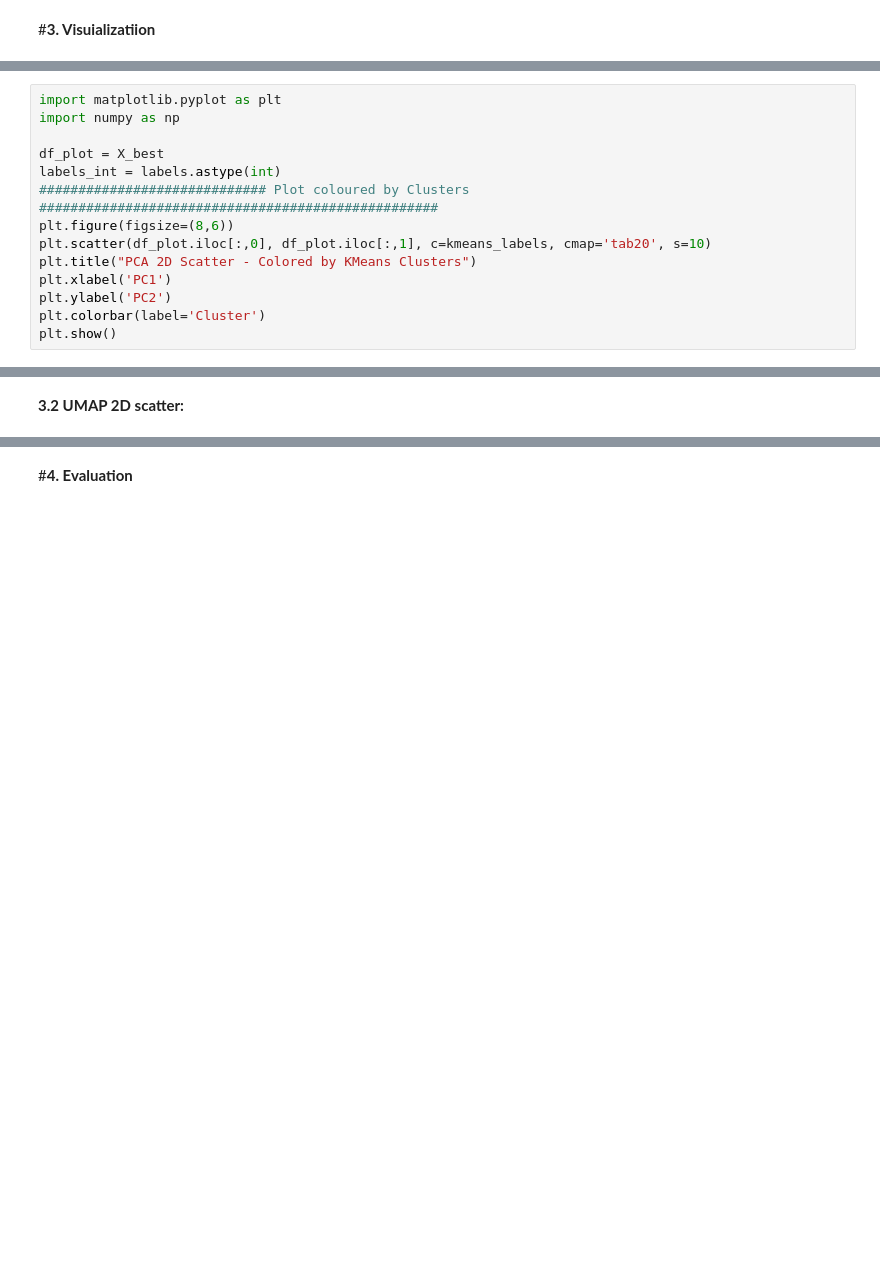
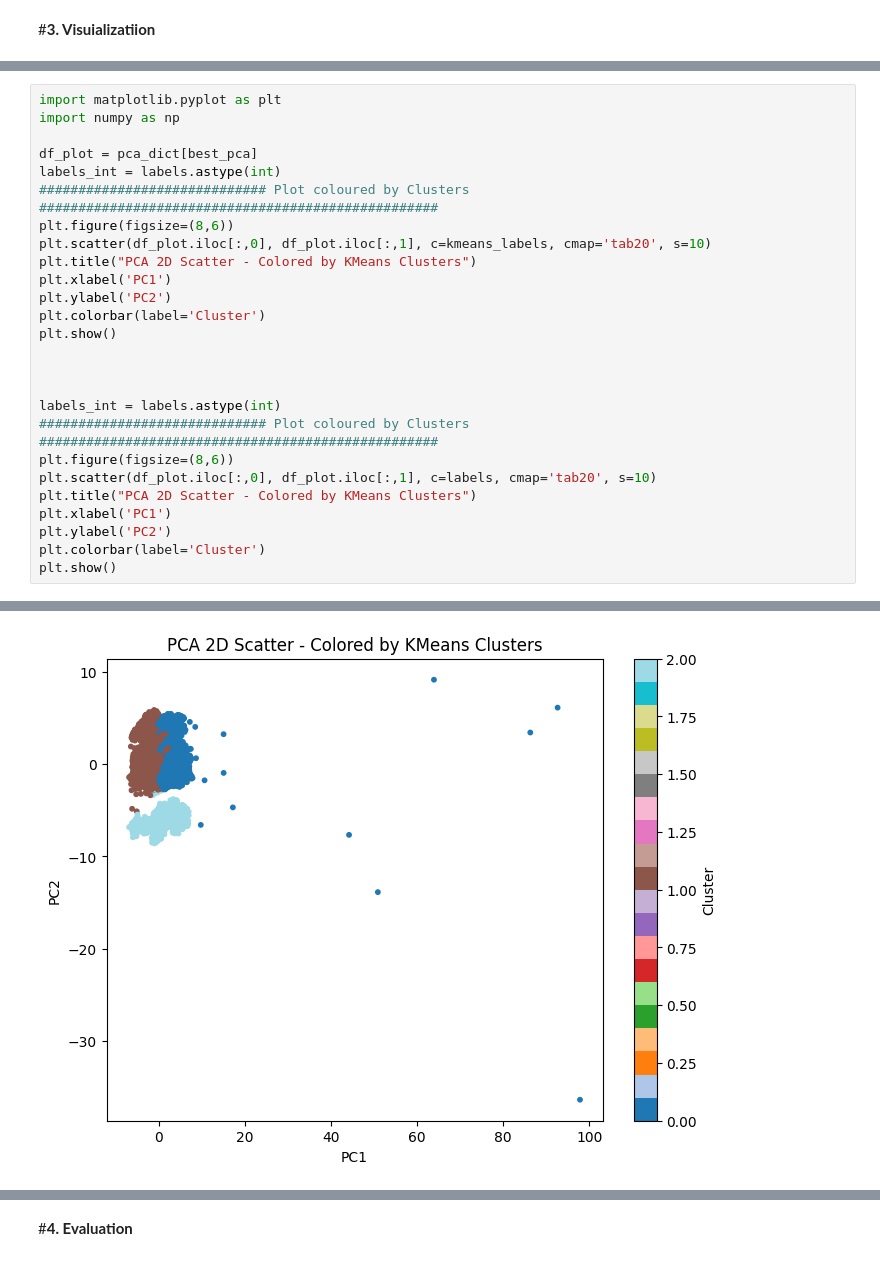
Before and after one commit to roheth286/CSI_Forkthis_Clustering_Repository, a Jupyter notebook: clustering.ipynb, the cells around one changed output, grey strips where cells are left out. Saved outputs shown, nothing was run; the diff lists cells and outputs as text; blank space fills up the shorter version.

```diff
--- a/clustering.ipynb
+++ b/clustering.ipynb
@@ -298,18 +291,29 @@ GMM clustering done.
 # %%
 import matplotlib.pyplot as plt
 import numpy as np
 
-df_plot = X_best
+df_plot = pca_dict[best_pca]
 labels_int = labels.astype(int)
 ############################# Plot coloured by Clusters ###################################################
 plt.figure(figsize=(8,6))
 plt.scatter(df_plot.iloc[:,0], df_plot.iloc[:,1], c=kmeans_labels, cmap='tab20', s=10)
 plt.title("PCA 2D Scatter - Colored by KMeans Clusters")
 plt.xlabel('PC1')
 plt.ylabel('PC2')
 plt.colorbar(label='Cluster')
 plt.show()
+
+
+
+labels_int = labels.astype(int)
+############################# Plot coloured by Clusters ###################################################
+plt.figure(figsize=(8,6))
+plt.scatter(df_plot.iloc[:,0], df_plot.iloc[:,1], c=labels, cmap='tab20', s=10)
+plt.title("PCA 2D Scatter - Colored by KMeans Clusters")
+plt.xlabel('PC1')
+plt.ylabel('PC2')
+plt.colorbar(label='Cluster')
+plt.show()
 # %% [output]
 [figure]
+[figure, added]
-# %% [markdown]
-**3.2 UMAP 2D scatter:**
```
Also changed, not shown: parts of 29 cells of this notebook.
